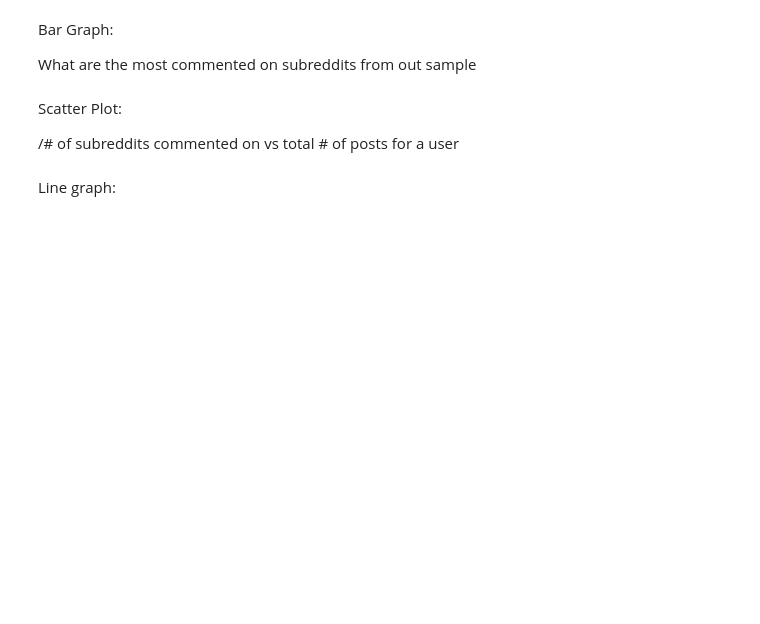
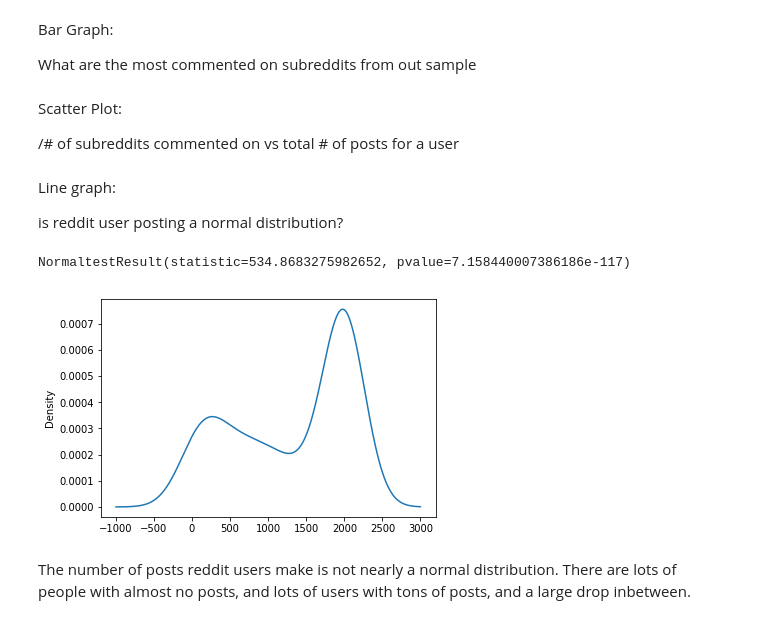
Before and after one commit to minivesper/RedditClustering, a Jupyter notebook: Untitled.ipynb, the cells around one changed output. Drawn from its saved outputs; the diff is of its cells as text; code cells hidden in the pictures; blank space fills up the shorter version.

```diff
--- a/Untitled.ipynb
+++ b/Untitled.ipynb
@@ -104,5 +104,20 @@ What are the most commented on subreddits from out sample
 Scatter Plot:
 
 /# of subreddits commented on vs total # of posts for a user
-# %% [markdown]
-Line graph:
+# %% [markdown]
+Line graph:
+
+is reddit user posting a normal distribution?
+# %%
+import scipy
+
+df["total posts"] = df.sum(axis=1)
+df["total posts"] = df["total posts"].astype(int)
+# %%
+df["total posts"].plot(kind="density")
+scipy.stats.normaltest(df["total posts"])
+# %% [output]
+NormaltestResult(statistic=534.8683275982652, pvalue=7.158440007386186e-117)
+[figure, added]
+# %% [markdown]
+The number of posts reddit users make is not nearly a normal distribution. There are lots of people with almost no posts, and lots of users with tons of posts, and a large drop inbetween.
```
Also changed, not shown: parts of 1 cell of this notebook, 1 other file.
